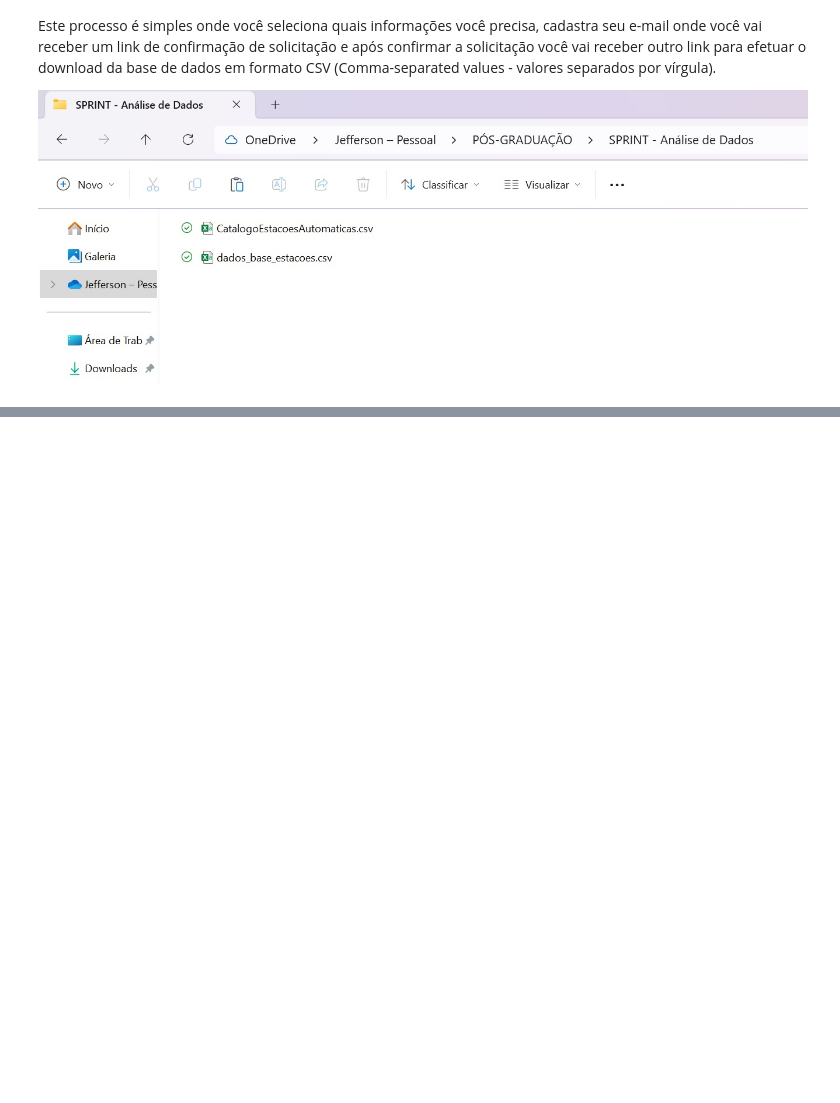
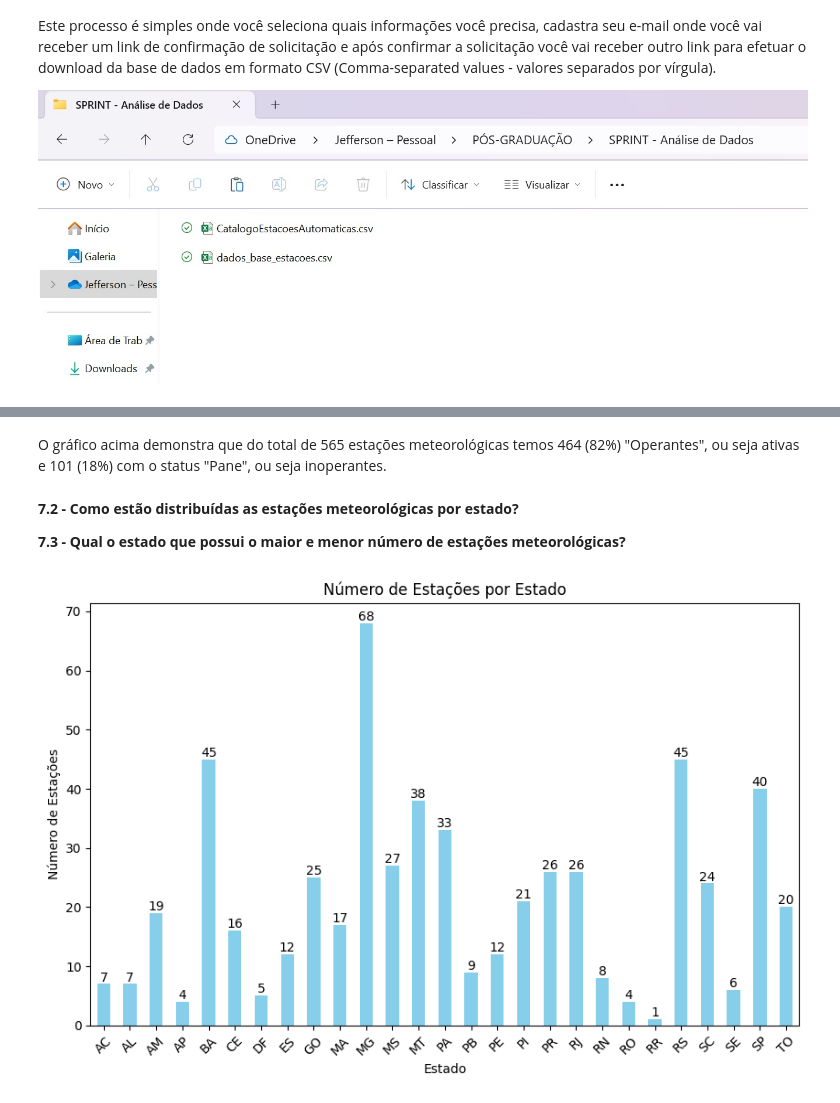
Before and after one commit to JeffersonNery/MVP_Analise_de_Dados, a Jupyter notebook: MVP_Analise_de_Dados.ipynb, the cells around one changed output, grey strips where cells are left out. Drawn from its saved outputs; the diff is of its cells as text; code cells hidden in the pictures; blank space fills up the shorter version.

```diff
--- a/MVP_Analise_de_Dados.ipynb
+++ b/MVP_Analise_de_Dados.ipynb
@@ -37,0 +247,26 @@ Foi criado um diretório no Github https://github.com/JeffersonNery/MVP_Analise_
+# %% [markdown]
+O gráfico acima demonstra que do total de 565 estações meteorológicas temos 464 (82%) "Operantes", ou seja ativas e 101 (18%) com o status "Pane", ou seja inoperantes.
+# %% [markdown]
+**7.2 - Como estão distribuídas as estações meteorológicas por estado?**
+
+**7.3 - Qual o estado que possui o maior e menor número de estações meteorológicas?**
+# %%
+# Agrupando por estado e contando o número de estações
+estacoes_por_estado = maindf1.groupby('SG_ESTADO').size()
+
+# Criando o gráfico de barras para exibir a distribuição
+fig, ax = plt.subplots(figsize=(10, 6))
+bars = estacoes_por_estado.plot(kind='bar', ax=ax, color='skyblue')
+
+# Adicionando o rótulos nas barras do gráfico
+for bar in bars.containers:
+    bars.bar_label(bar, label_type='edge')
+
+# Configurando o título e os rótulos dos eixos
+plt.title('Número de Estações por Estado')
+plt.xlabel('Estado')
+plt.ylabel('Número de Estações')
+plt.xticks(rotation=45)
+plt.show()
+# %% [output]
+[figure, added]
```
Also changed, not shown: parts of 42 cells of this notebook.
